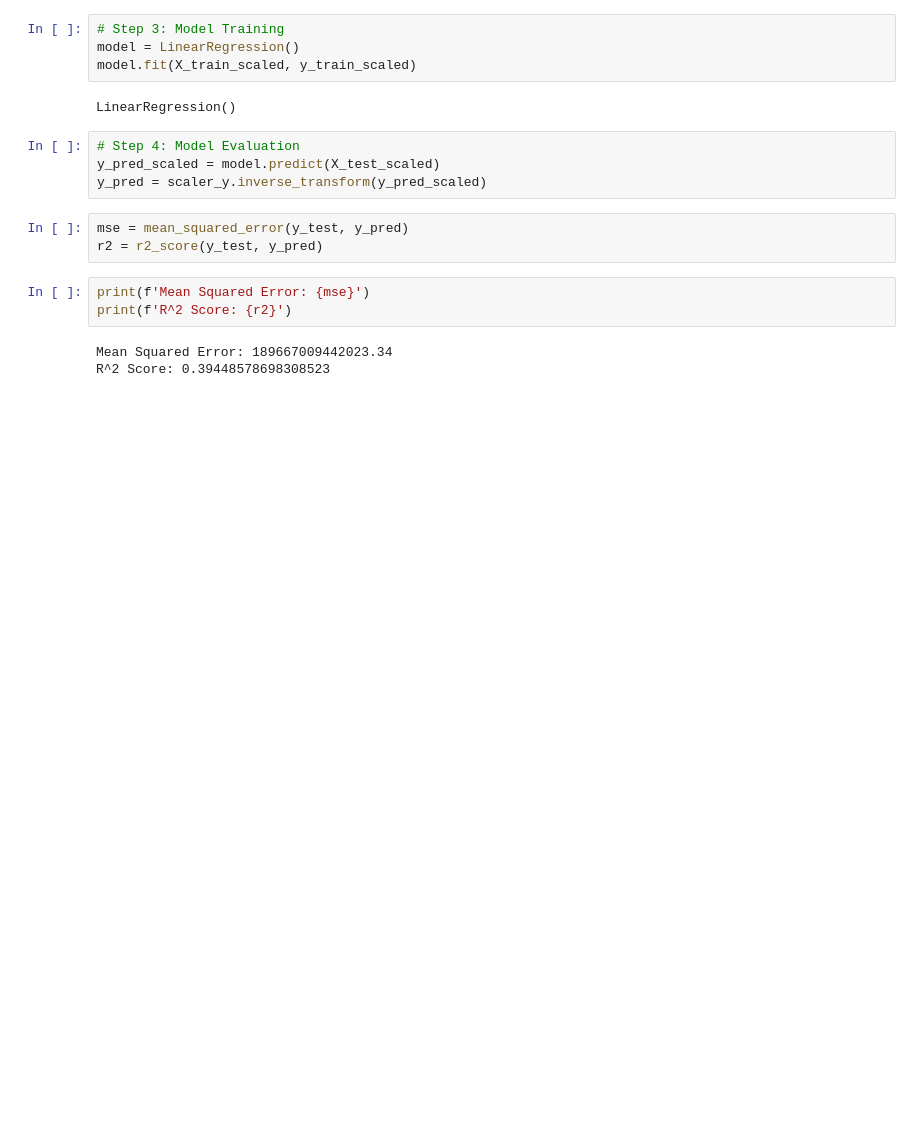
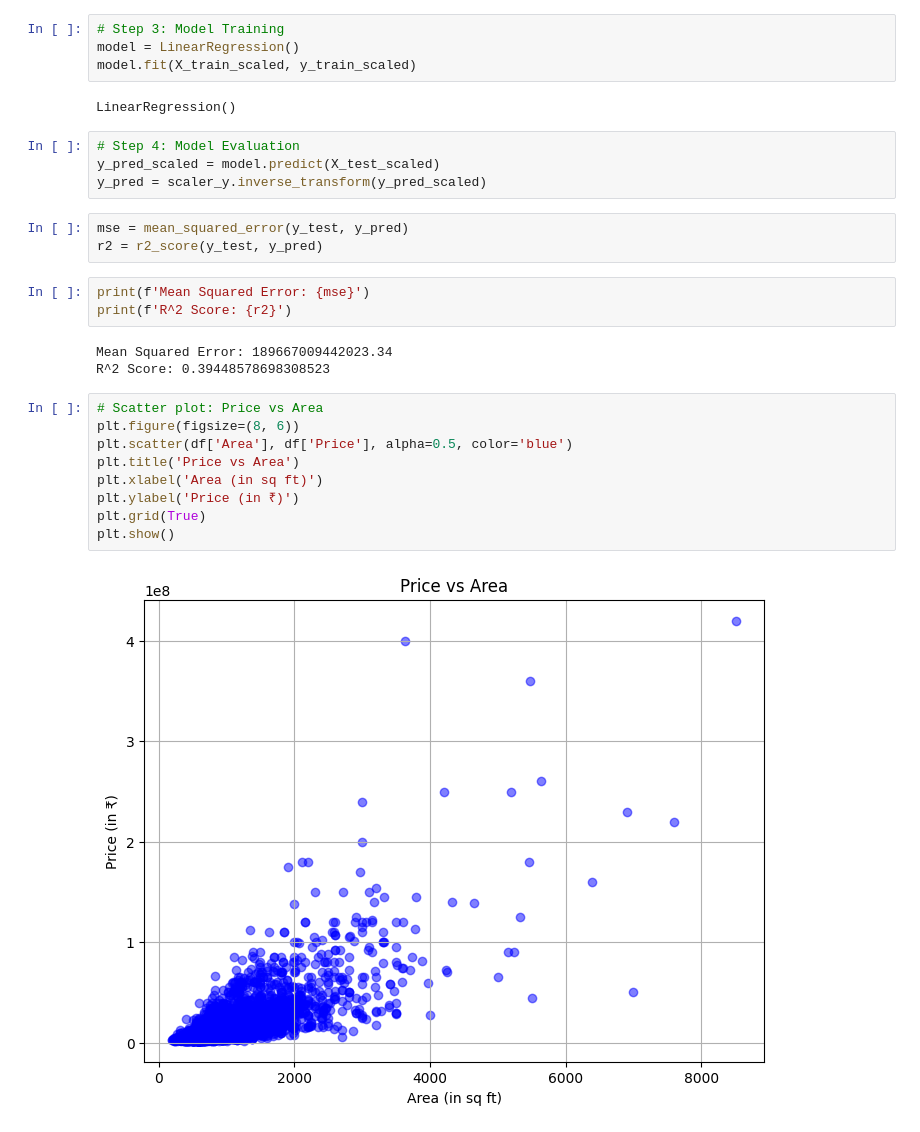
Before and after one commit to vedantLotankar/Supervised-Learning, a Jupyter notebook: linear_regression/data_cleaning.ipynb, the cells around one changed output. Cells and saved outputs as stored; diff of their text form; blank space fills up the shorter version.

```diff
--- a/linear_regression/data_cleaning.ipynb
+++ b/linear_regression/data_cleaning.ipynb
@@ -144,3 +193,14 @@ print(f'R^2 Score: {r2}')
 # %% [output]
 Mean Squared Error: 189667009442023.34
 R^2 Score: 0.39448578698308523
+# %%
+# Scatter plot: Price vs Area
+plt.figure(figsize=(8, 6))
+plt.scatter(df['Area'], df['Price'], alpha=0.5, color='blue')
+plt.title('Price vs Area')
+plt.xlabel('Area (in sq ft)')
+plt.ylabel('Price (in ₹)')
+plt.grid(True)
+plt.show()
+# %% [output]
+[figure, added]
```
Also changed, not shown: parts of 10 cells of this notebook, 3 other files.
